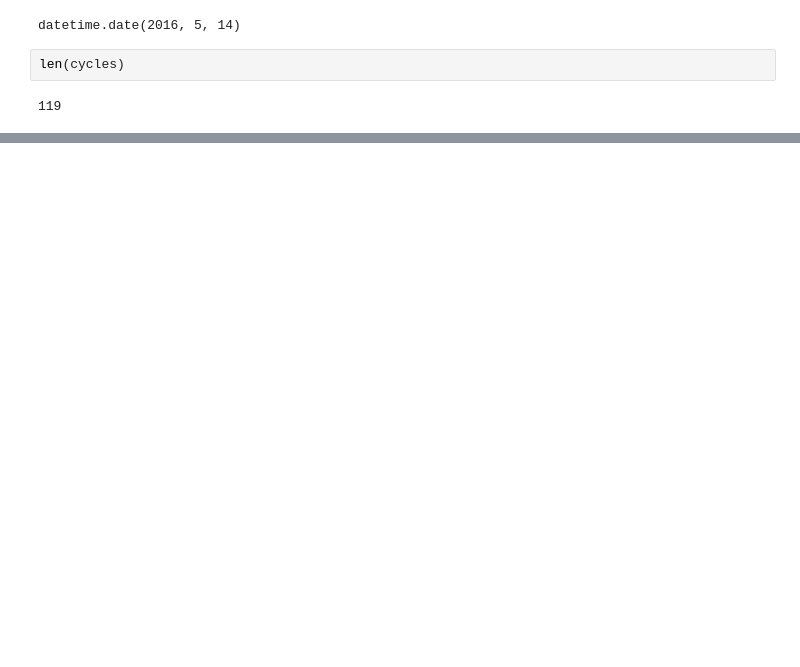
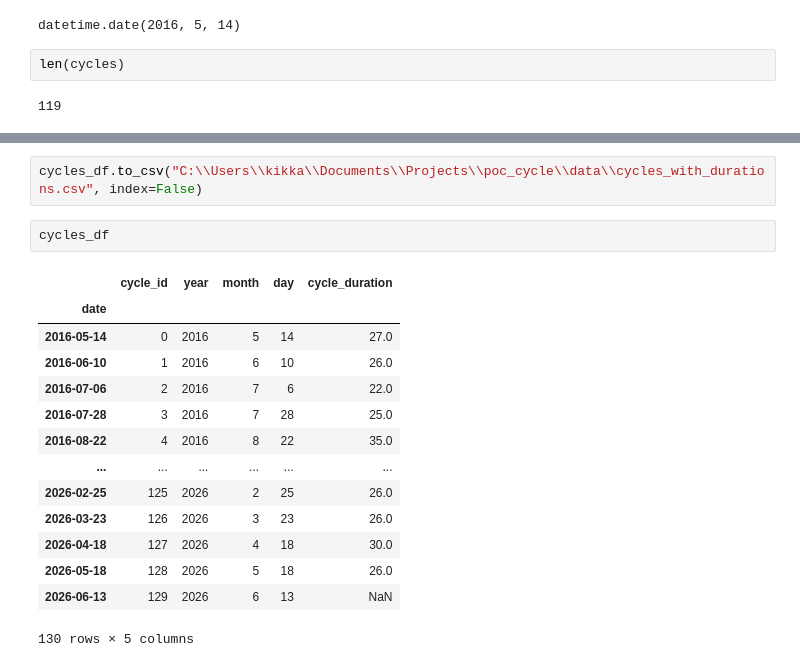
Before and after one commit to ChiaraSolito/PeriodAlmanac, a Jupyter notebook: notebooks/data_analysis.ipynb, the cells around one changed output, grey strips where cells are left out. Saved outputs shown, nothing was run; the diff lists cells and outputs as text; blank space fills up the shorter version.

Commit message:
feat(eda): continue eda and correctly store data

```diff
--- a/notebooks/data_analysis.ipynb
+++ b/notebooks/data_analysis.ipynb
@@ -54,0 +101,19 @@ with open("C:\\Users\\kikka\\Documents\\Projects\\poc_cycle\\data\\updated_cycle
+# %%
+cycles_df.to_csv("C:\\Users\\kikka\\Documents\\Projects\\poc_cycle\\data\\cycles_with_durations.csv", index=False)
+# %%
+cycles_df
+# %% [output]
+|  | cycle_id | year | month | day | cycle_duration |
+| date |  |  |  |  |  |
+| 2016-05-14 | 0 | 2016 | 5 | 14 | 27.0 |
+| 2016-06-10 | 1 | 2016 | 6 | 10 | 26.0 |
+| 2016-07-06 | 2 | 2016 | 7 | 6 | 22.0 |
+| 2016-07-28 | 3 | 2016 | 7 | 28 | 25.0 |
+| 2016-08-22 | 4 | 2016 | 8 | 22 | 35.0 |
+| ... | ... | ... | ... | ... | ... |
+| 2026-02-25 | 125 | 2026 | 2 | 25 | 26.0 |
+| 2026-03-23 | 126 | 2026 | 3 | 23 | 26.0 |
+| 2026-04-18 | 127 | 2026 | 4 | 18 | 30.0 |
+| 2026-05-18 | 128 | 2026 | 5 | 18 | 26.0 |
+| 2026-06-13 | 129 | 2026 | 6 | 13 | NaN |
+130 rows × 5 columns
```
Also changed, not shown: parts of 19 cells of this notebook.
